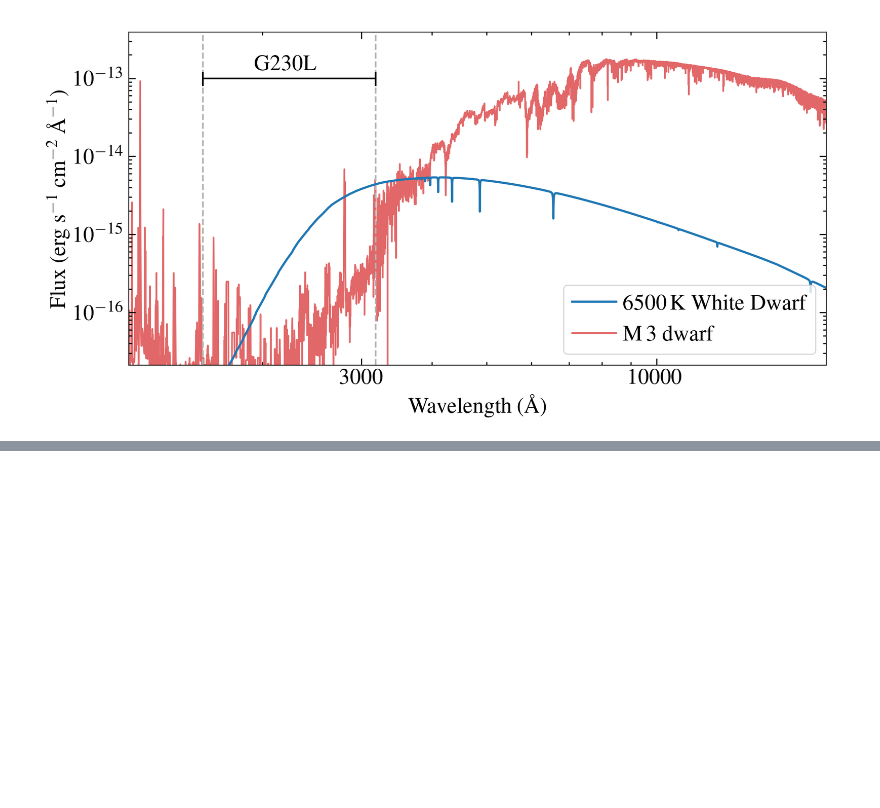
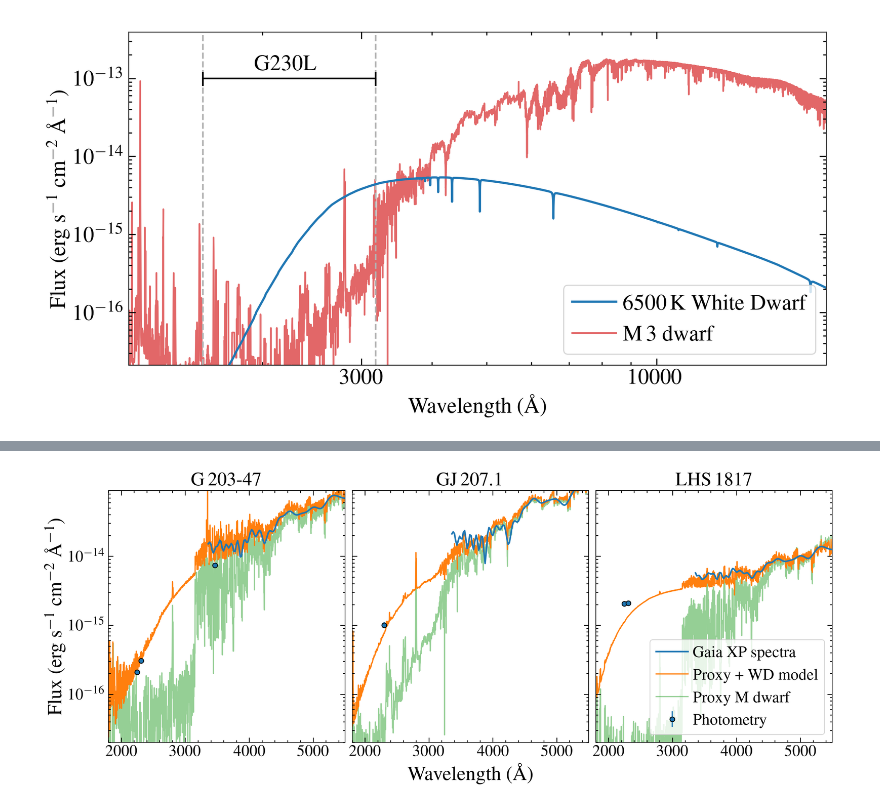
Before and after one commit to davidjwilson/gj207.1, a Jupyter notebook: proposal_plots.ipynb, the cells around one changed output, grey strips where cells are left out. Cells and saved outputs as stored; diff of their text form; code cells hidden in the pictures; blank space fills up the shorter version.

```diff
--- a/proposal_plots.ipynb
+++ b/proposal_plots.ipynb
@@ -367,0 +375,85 @@ fig.savefig('plots/m3_eg_spec_model.pdf')
+# %%
+fig, axes = plt.subplots(ncols =3, nrows=1, sharex=True, figsize=(14, 6))
+
+ax = axes.flat
+
+ax[0].set_title('G\,203-47')
+ax[1].set_title('GJ\,207.1')
+# ax[2].set_title('Wolf\,1130')
+ax[2].set_title('LHS\,1817')
+
+gaia = glob.glob('data/*gaia*vot')
+# print(gaia)
+for i, spec in enumerate([gaia[0], gaia[1], gaia[3]]):
+    # print(spec)
+    data = Table.read(spec)
+    mask = data['type'] == 'XP'
+    # if i != 2:
+    ax[i].plot(data['wavelength'][mask]*10, data['flux'][mask]*(u.W/u.m**2/u.nm).to(u.erg/u.s/u.cm**2/u.AA),
+               label = 'Gaia XP spectra', c='C0', lw=2)
+
+#g203
+phot_w = [3465, 2246, 1530, 2310]
+phot_f = [7.411776e-15, 2.0942781e-16, 8.96470249e-17, 3.06191581e-16]
+phot_e = [1.7897673e-16, 1.3159324943194897e-17, 3.45781382e-17, 2.69673319e-17]
+ax[0].errorbar(phot_w, phot_f, yerr=phot_e, marker='o', ls='none', c='C0', markeredgecolor='k')
+
+#gj207
+# 2300.79 1.0049178765233773e-15 1.0487355277243325e-16
+phot_w = [2300.79]
+phot_f = [1.0049178765233773e-15]
+phot_e = [1.0487355277243325e-16]
+ax[1].errorbar(phot_w, phot_f, yerr=phot_e, marker='o', ls='none', label ='Photometry', c='C0', markeredgecolor='k')
+
+
+#lhs1817
+phot_w = [1530, 2246, 2310]
+phot_f = [4.187085227729264e-16, 2.0435403e-15, 2.096930971169549e-15]
+phot_e = [5.2457646901586435e-17, 5.163791e-17, 3.4075713842507104e-17]
+ax[2].errorbar(phot_w, phot_f, yerr=phot_e, marker='o', ls='none',  c='C0', label ='Photometry', markeredgecolor='k')
+
+
+mods = ['g203_model.dat', 'gj207_model.dat', 'lhs1817_model.dat']
+for i, mod in enumerate(mods):
+    mw, mf = np.loadtxt(mod, unpack=True)
+    if i < 2:
+        ax[i].plot(mw, mf, zorder=-5, label = 'Proxy + WD model', c='C1')
+    else:
+        ax[i].plot(mw, mf*0.5, zorder=-5, label = 'Proxy + WD model', c='C1')
+
+proxys = ['/media/david/2tb_ext_hd/hddata/mega_muscles/v24_hlsp/L-980-5/hlsp_muscles_multi_multi_l-980-5_broadband_v24_adapt-const-res-sed.fits',
+         '/media/david/2tb_ext_hd/hddata/carmenes_binary//gj176/hlsp_muscles_multi_multi_gj176_broadband_v22_adapt-const-res-sed.fits',
+         '/media/david/2tb_ext_hd/hddata/mega_muscles/v24_hlsp/L-980-5/hlsp_muscles_multi_multi_l-980-5_broadband_v24_adapt-const-res-sed.fits']
+
+scales = [3.1149330983671675, 0.36117578882221896/1.4691682547408482, 0.6787314534519303]
+
+for i, proxy in enumerate(proxys):
+    data = fits.getdata(proxy, 1)
+    ax[i].plot(data['WAVELENGTH'], data['FLUX']*scales[i], label = 'Proxy M dwarf', alpha=0.5, zorder=-10, c='C2')
+
+# g230l = [1570,3180]
+# for i in range(len(ax)):
+#     [ax[i].axvline(line, ls='--', c='C3', alpha=0.5) for line in g230l]
+
+ax[0].set_yscale('log')
+ax[1].set_yscale('log')
+ax[2].set_yscale('log')
+ax[2].legend(frameon=True, loc=4)
+ax[0].set_xlim(1800, 5500)
+ax[0].set_ylim(2e-17, 9e-14)
+ax[1].set_ylim(2e-17, 9e-14)
+ax[2].set_ylim(2e-17, 9e-14)
+ax[1].set_yticklabels([])
+ax[2].set_yticklabels([])
+
+bigax = fig.add_subplot(111, frame_on=False)
+bigax.tick_params(labelcolor='none', top=False, bottom=False, left=False, right=False, which='both')
+bigax.set_xlabel('Wavelength (\AA)', size=25)
+bigax.set_ylabel('Flux (erg s$^{-1}$ cm$^{-2}$ \AA$^{-1}$)', size=25, labelpad=25)
+
+plt.tight_layout()
+plt.subplots_adjust(wspace=0.03, bottom=0.15, left=0.09, right=0.99)
+
+fig.savefig('plots/three_spec_model.pdf')
+# %% [output]
+[figure, added]
```
Also changed, not shown: parts of 2 cells of this notebook, 40 other files.
